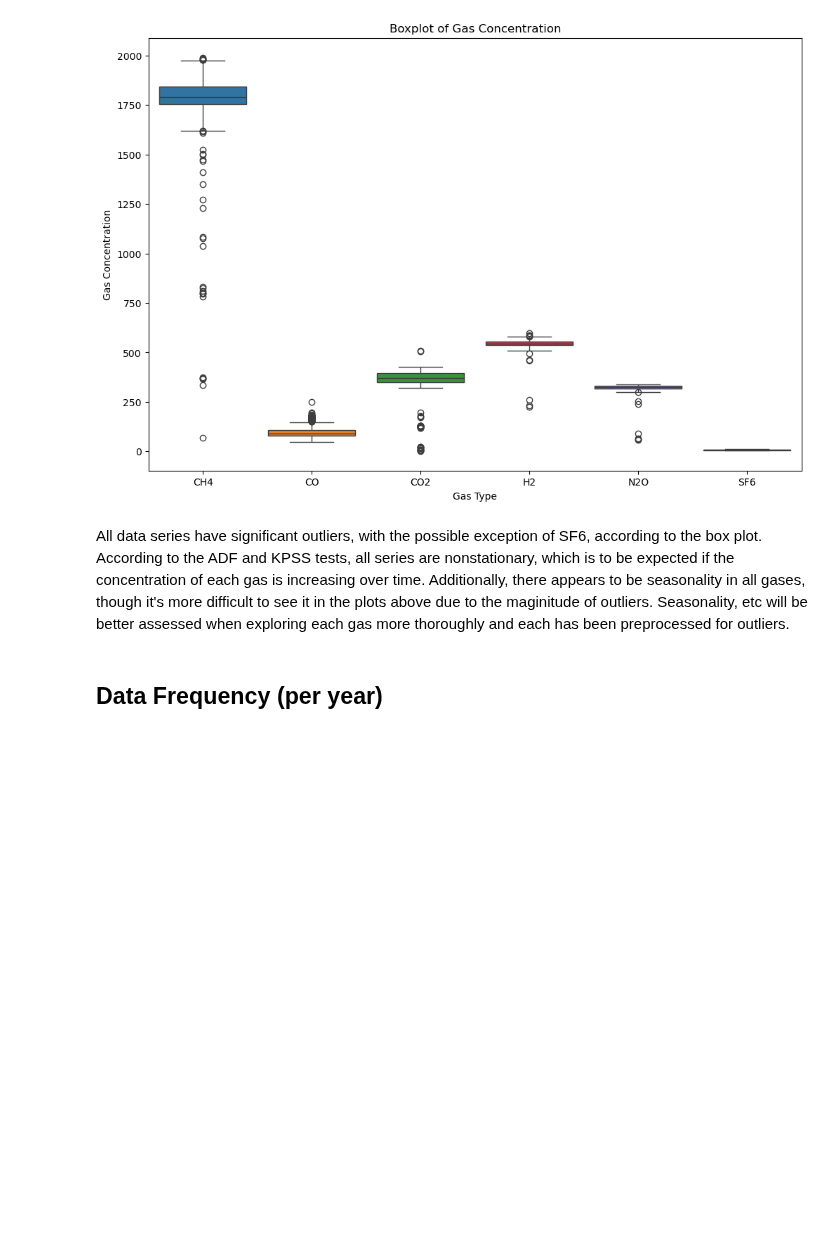
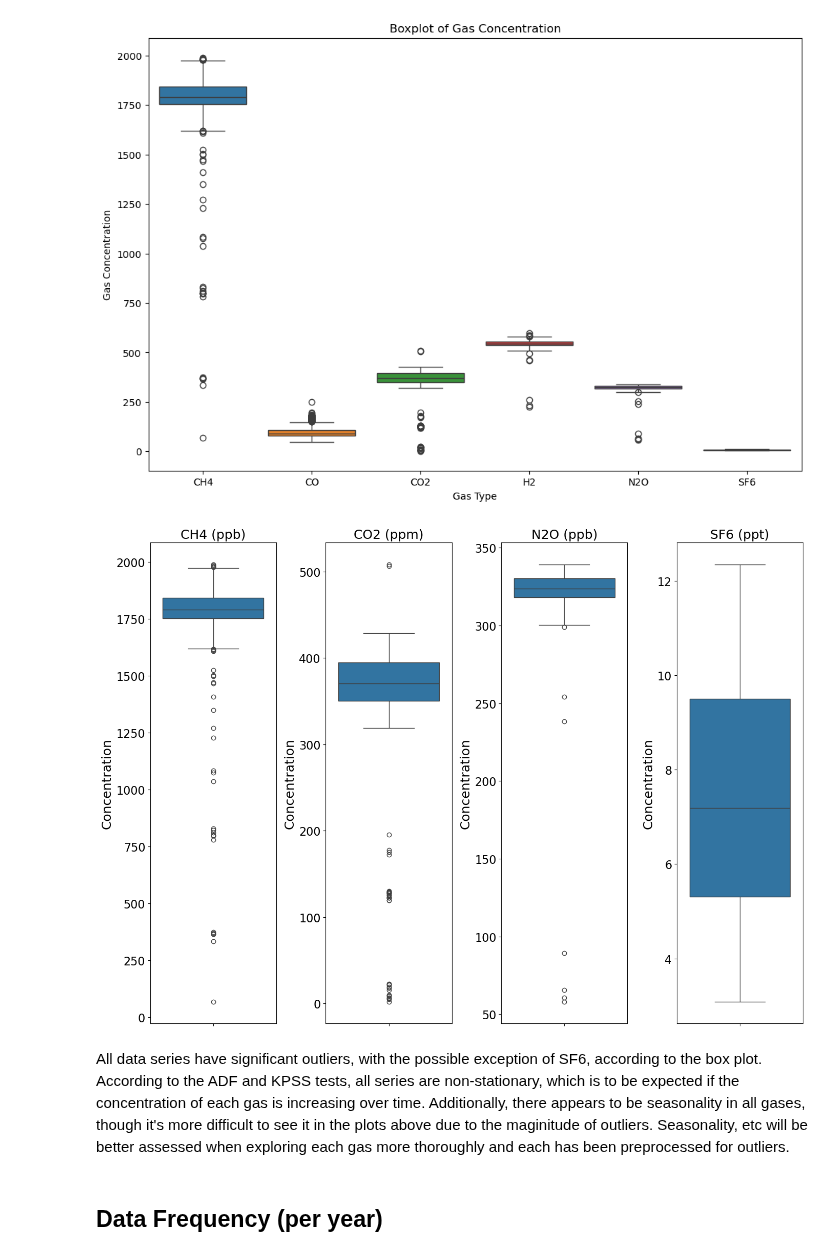
Before and after one commit to apl888/greenhouse-gas-forecasting, a Jupyter notebook: notebooks/2_all_gas_eda.ipynb, the cells around one changed output. Drawn from its saved outputs; the diff is of its cells as text; code cells hidden in the pictures; blank space fills up the shorter version.

```diff
--- a/notebooks/2_all_gas_eda.ipynb
+++ b/notebooks/2_all_gas_eda.ipynb
@@ -386,8 +388,35 @@ plt.xlabel('Gas Type')
 plt.show()
 # %% [output]
 [figure]
+# %%
+# Focus on the greenhouse gases: CH4, CO2, N2O, SF6
+# Four separate subplots to avoid compression of CO2, N2O, and SF6
+
+unit_map = {
+    'CH4' : 'ppb',
+    'CO2' : 'ppm',
+    'N2O' : 'ppb',
+    'SF6' : 'ppt'
+}
+
+gases = list(unit_map.keys())
+
+fig,axes = plt.subplots(1,4, figsize=(14,10))
+axes = axes.flatten()
+
+for ax, gas in zip(axes, gases):
+    sns.boxplot(y=df_combined[gas], ax=ax)
+    ax.set_title(f'{gas} ({unit_map[gas]})', fontsize=18)
+    ax.set_xlabel('')
+    ax.set_ylabel('Concentration', fontsize=18)
+    ax.tick_params(axis='y', labelsize=16)
+
+plt.tight_layout()
+plt.show()
+# %% [output]
+[figure, added]
 # %% [markdown]
-All data series have significant outliers, with the possible exception of SF6, according to the box plot.  According to the ADF and KPSS tests, all series are nonstationary, which is to be expected if the concentration of each gas is increasing over time.  Additionally, there appears to be seasonality in all gases, though it's more difficult to see it in the plots above due to the maginitude of outliers.  Seasonality, etc will be better assessed when exploring each gas more thoroughly and each has been preprocessed for outliers.
+All data series have significant outliers, with the possible exception of SF6, according to the box plot.  According to the ADF and KPSS tests, all series are non-stationary, which is to be expected if the concentration of each gas is increasing over time.  Additionally, there appears to be seasonality in all gases, though it's more difficult to see it in the plots above due to the maginitude of outliers.  Seasonality, etc will be better assessed when exploring each gas more thoroughly and each has been preprocessed for outliers.
 # %% [markdown]
 ## Data Frequency (per year)
 # %%
```
Also changed, not shown: parts of 1 cell of this notebook.
